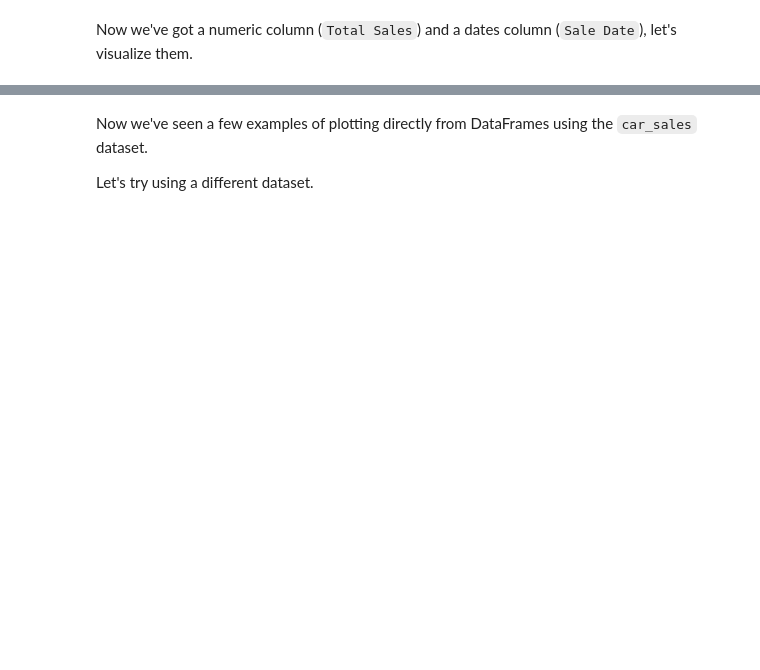
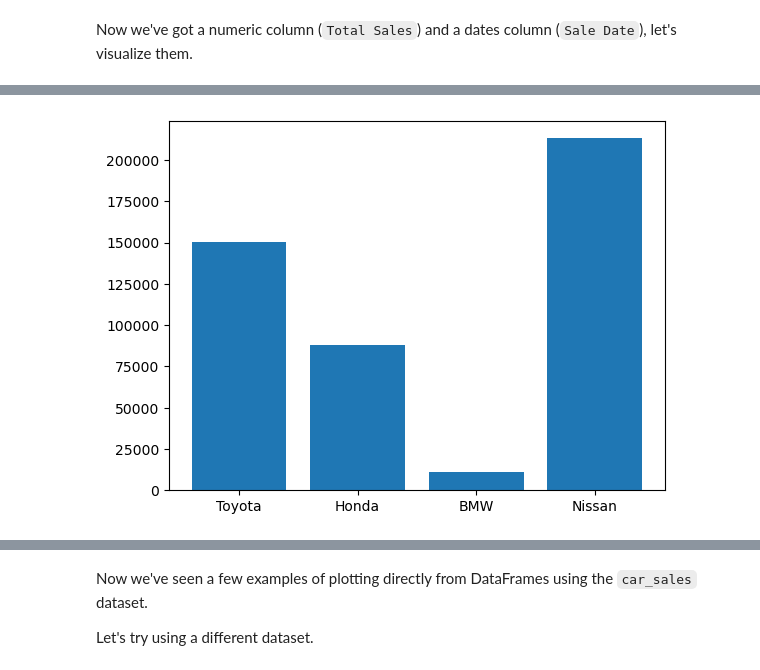
Before and after one commit to dinakajoy/intro_to_matplotlib, a Jupyter notebook: matplotlib-exercises.ipynb, the cells around one changed output, grey strips where cells are left out. Saved outputs shown, nothing was run; the diff lists cells and outputs as text; code cells hidden in the pictures; blank space fills up the shorter version.

```diff
--- a/matplotlib-exercises.ipynb
+++ b/matplotlib-exercises.ipynb
@@ -291,4 +328,8 @@ Now we've got a numeric column (`Total Sales`) and a dates column (`Sale Date`),
 # %%
 # Create a bar graph of the 'Make' and 'Odometer (KM)' columns in the car_sales DataFrame
+plt.bar(car_sales["Make"], car_sales["Odometer (KM)"])
+plt.show()
+# %% [output]
+[figure, added]
 # %%
 # Create a histogram of the 'Odometer (KM)' column
```
Also changed, not shown: parts of 23 cells of this notebook, 2 other files.
